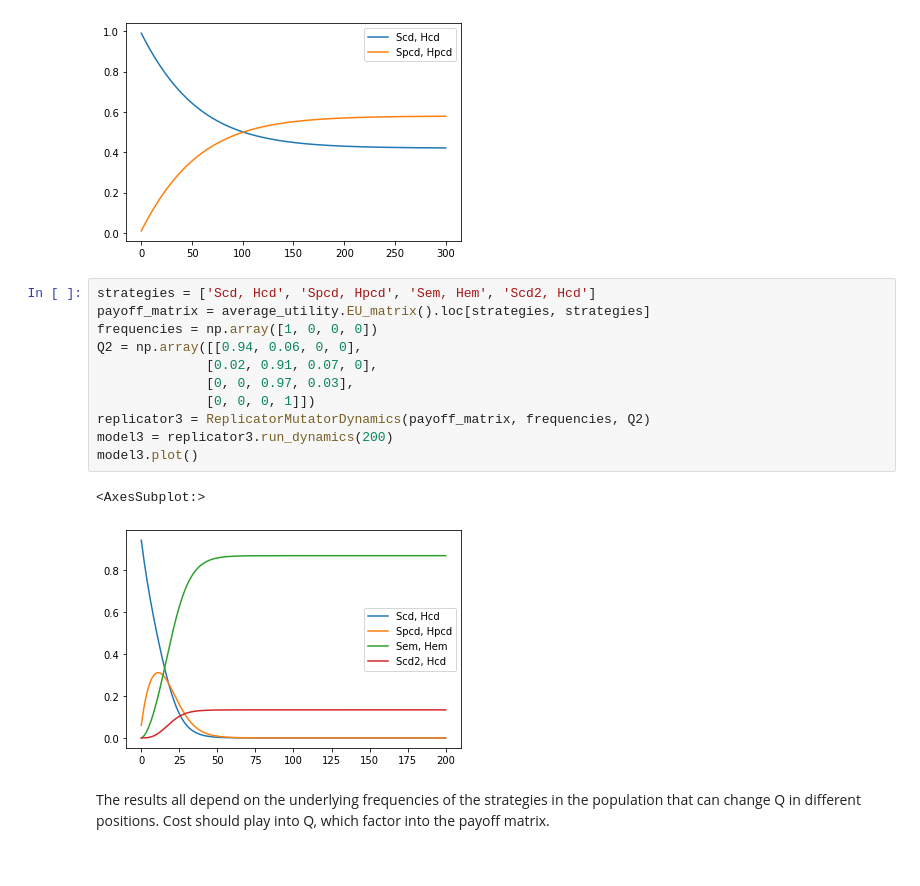
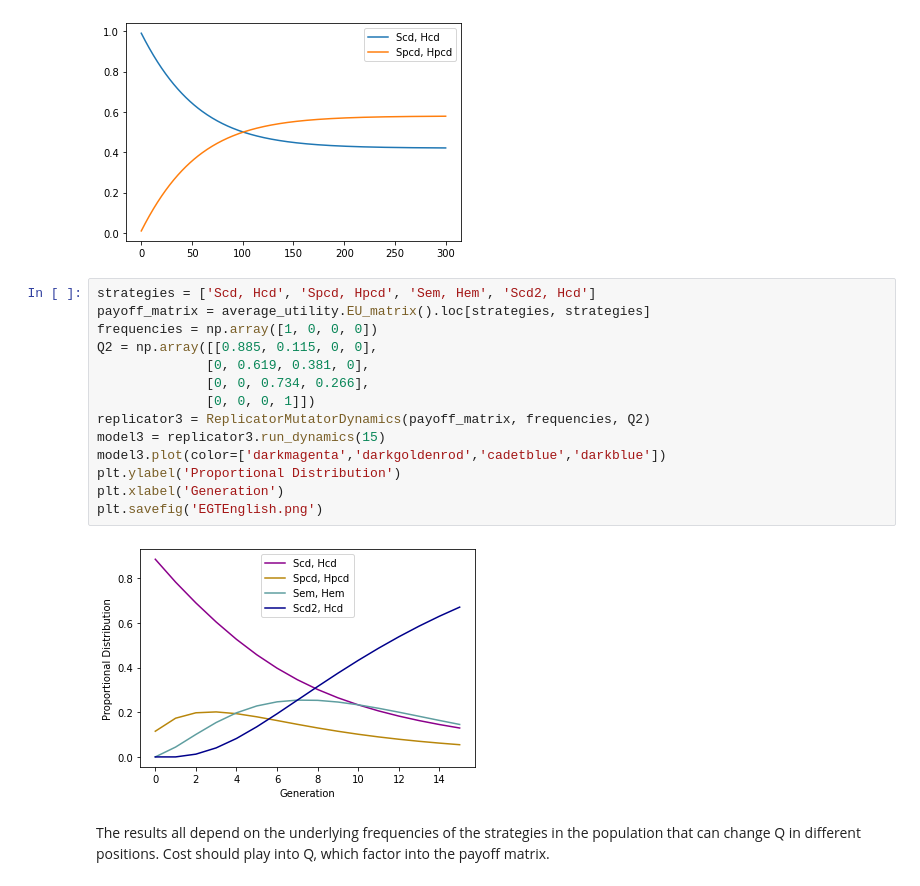
Before and after one commit to tessmonks/Evolutionary-Game-Theory-Grammaticalization, a Jupyter notebook: Evolutionary Game Theory.ipynb, the cells around one changed output. Drawn from its saved outputs; the diff is of its cells as text.

```diff
--- a/Evolutionary Game Theory.ipynb
+++ b/Evolutionary Game Theory.ipynb
@@ -264,16 +266,18 @@ model2.plot()
 # %%
 strategies = ['Scd, Hcd', 'Spcd, Hpcd', 'Sem, Hem', 'Scd2, Hcd']
 payoff_matrix = average_utility.EU_matrix().loc[strategies, strategies]
 frequencies = np.array([1, 0, 0, 0])
-Q2 = np.array([[0.94, 0.06, 0, 0],
-              [0.02, 0.91, 0.07, 0],
-              [0, 0, 0.97, 0.03],
+Q2 = np.array([[0.885, 0.115, 0, 0],
+              [0, 0.619, 0.381, 0],
+              [0, 0, 0.734, 0.266],
               [0, 0, 0, 1]])
 replicator3 = ReplicatorMutatorDynamics(payoff_matrix, frequencies, Q2)
-model3 = replicator3.run_dynamics(200)
-model3.plot()
+model3 = replicator3.run_dynamics(15)
+model3.plot(color=['darkmagenta','darkgoldenrod','cadetblue','darkblue'])
+plt.ylabel('Proportional Distribution')
+plt.xlabel('Generation')
+plt.savefig('EGTEnglish.png')
 # %% [output]
-<AxesSubplot:>
-[figure, old version]
+[figure, new version]
 # %% [markdown]
 The results all depend on the underlying frequencies of the strategies in the population that can change Q in different positions. Cost should play into Q, which factor into the payoff matrix.
```
Also changed, not shown: parts of 3 cells of this notebook.
